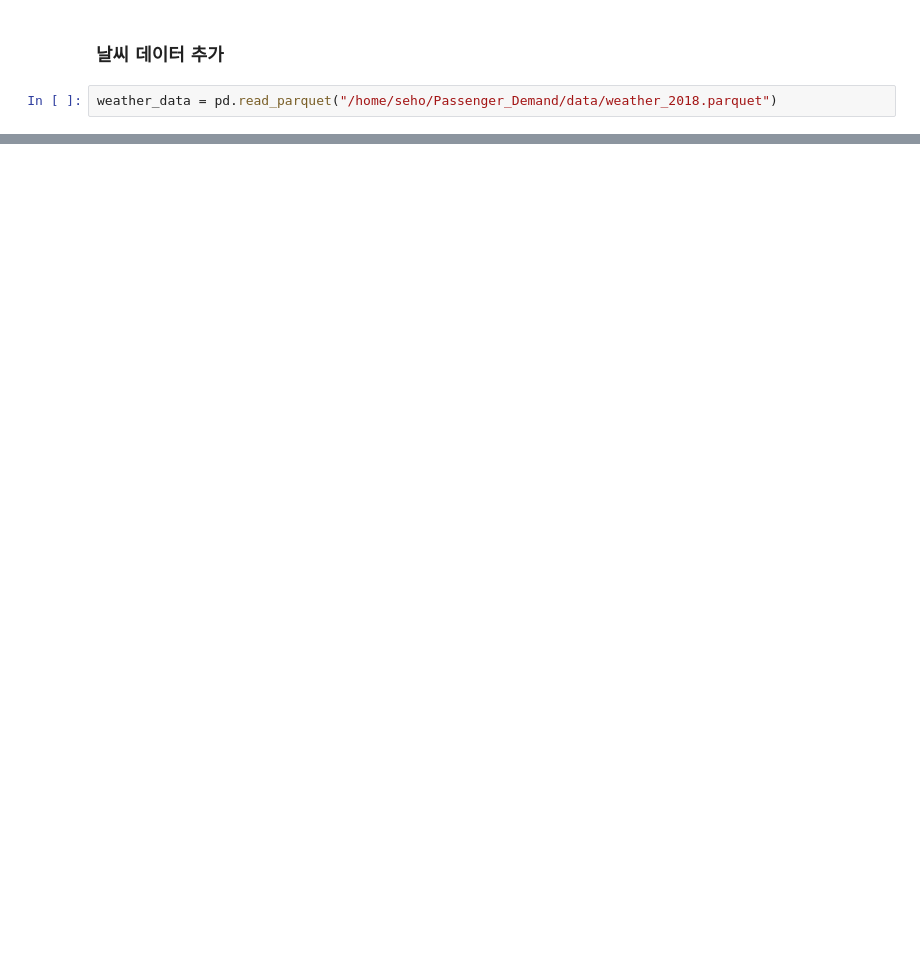
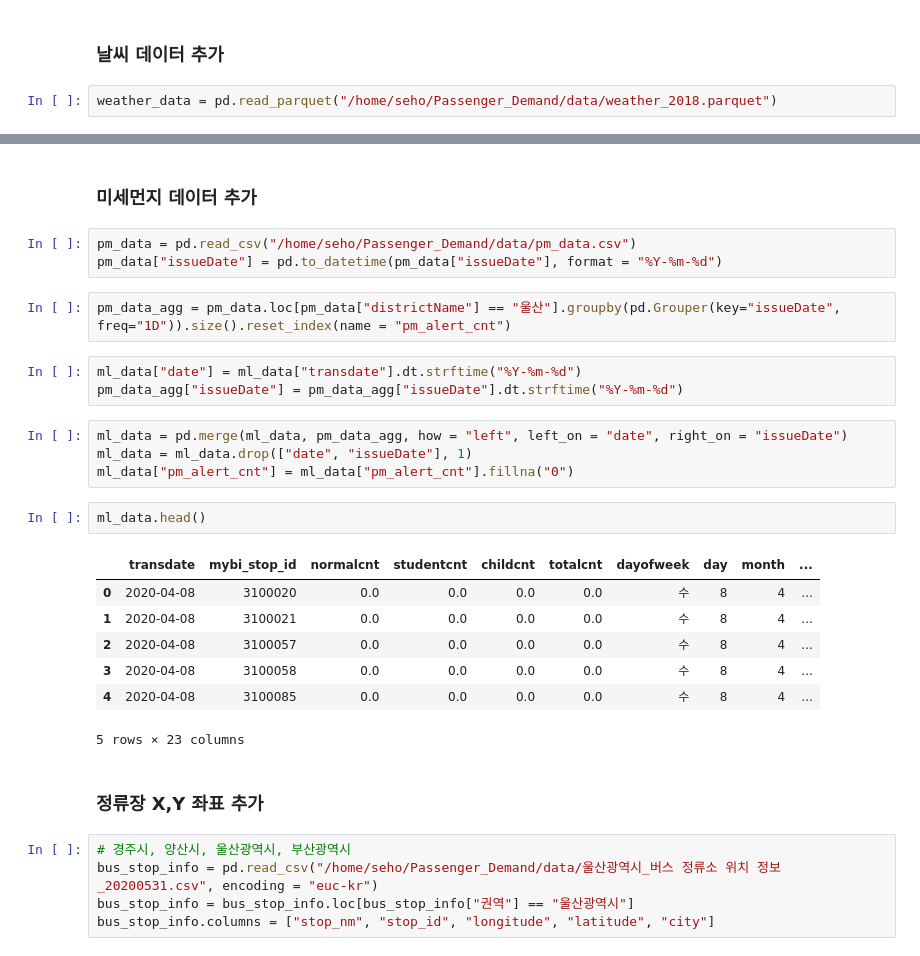
Before and after one commit to Goodmytoy/Passenger_Demand, a Jupyter notebook: model/create_data/Data_Merge.ipynb, the cells around one changed output, grey strips where cells are left out. Cells and saved outputs as stored; diff of their text form; blank space fills up the shorter version.

```diff
--- a/model/create_data/Data_Merge.ipynb
+++ b/model/create_data/Data_Merge.ipynb
@@ -105,0 +201,31 @@ accident_data
+# %% [markdown]
+### 미세먼지 데이터 추가
+# %%
+pm_data = pd.read_csv("/home/seho/Passenger_Demand/data/pm_data.csv")
+pm_data["issueDate"] = pd.to_datetime(pm_data["issueDate"], format = "%Y-%m-%d")
+# %%
+pm_data_agg = pm_data.loc[pm_data["districtName"] == "울산"].groupby(pd.Grouper(key="issueDate", freq="1D")).size().reset_index(name = "pm_alert_cnt")
+# %%
+ml_data["date"] = ml_data["transdate"].dt.strftime("%Y-%m-%d")
+pm_data_agg["issueDate"] = pm_data_agg["issueDate"].dt.strftime("%Y-%m-%d")
+# %%
+ml_data = pd.merge(ml_data, pm_data_agg, how = "left", left_on = "date", right_on = "issueDate")
+ml_data = ml_data.drop(["date", "issueDate"], 1)
+ml_data["pm_alert_cnt"] = ml_data["pm_alert_cnt"].fillna("0")
+# %%
+ml_data.head()
+# %% [output]
+|  | transdate | mybi_stop_id | normalcnt | studentcnt | childcnt | totalcnt | dayofweek | day | month | ... |
+| 0 | 2020-04-08 | 3100020 | 0.0 | 0.0 | 0.0 | 0.0 | 수 | 8 | 4 | ... |
+| 1 | 2020-04-08 | 3100021 | 0.0 | 0.0 | 0.0 | 0.0 | 수 | 8 | 4 | ... |
+| 2 | 2020-04-08 | 3100057 | 0.0 | 0.0 | 0.0 | 0.0 | 수 | 8 | 4 | ... |
+| 3 | 2020-04-08 | 3100058 | 0.0 | 0.0 | 0.0 | 0.0 | 수 | 8 | 4 | ... |
+| 4 | 2020-04-08 | 3100085 | 0.0 | 0.0 | 0.0 | 0.0 | 수 | 8 | 4 | ... |
+5 rows × 23 columns
+# %% [markdown]
+### 정류장 X,Y 좌표 추가
+# %%
+# 경주시, 양산시, 울산광역시, 부산광역시
+bus_stop_info = pd.read_csv("/home/seho/Passenger_Demand/data/울산광역시_버스 정류소 위치 정보_20200531.csv", encoding = "euc-kr")
+bus_stop_info = bus_stop_info.loc[bus_stop_info["권역"] == "울산광역시"]
+bus_stop_info.columns = ["stop_nm", "stop_id", "longitude", "latitude", "city"]
```
Also changed, not shown: parts of 93 cells of this notebook, 11 other files.
